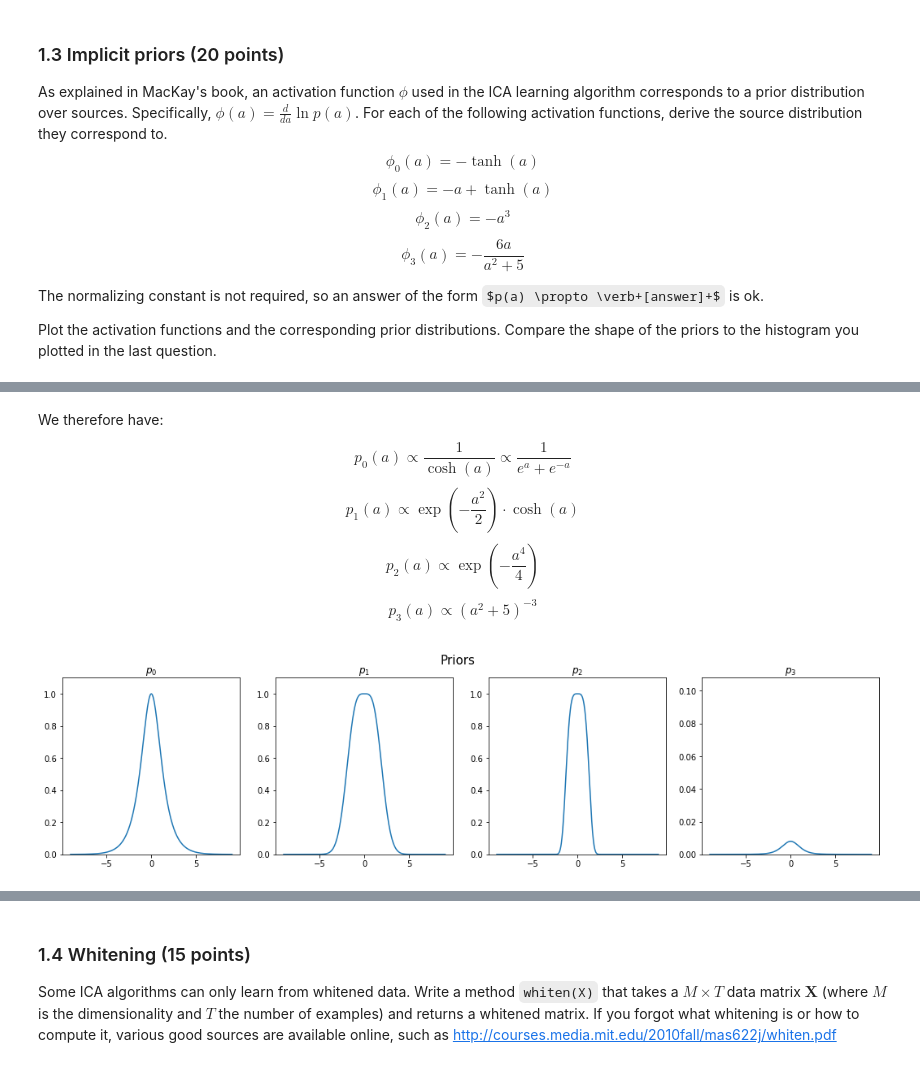
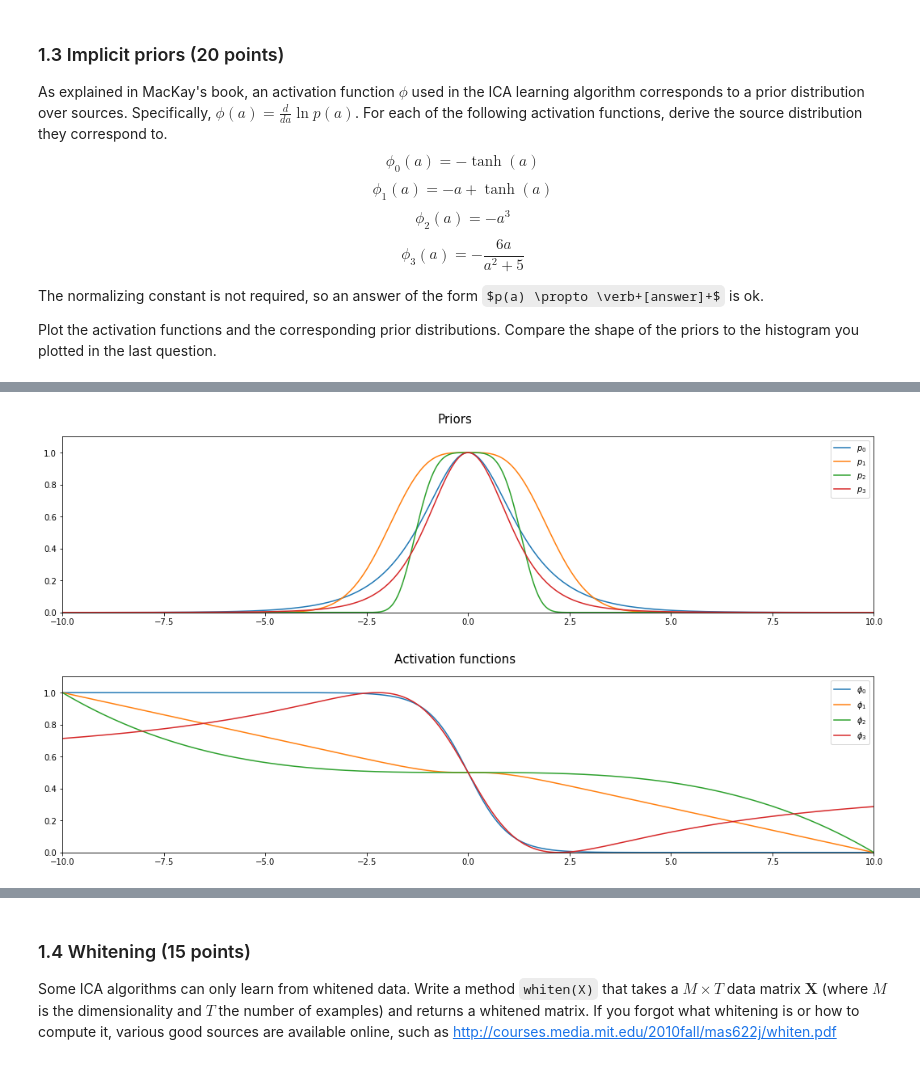
Before and after one commit to mirceamironenco/ML2_Labs, a Jupyter notebook: lab1/mircea.ipynb, the cells around one changed output, grey strips where cells are left out. Saved outputs shown, nothing was run; the diff lists cells and outputs as text; code cells hidden in the pictures; some formulas as TeX source.

Commit message:
Updated prior / activation plots

```diff
--- a/lab1/mircea.ipynb
+++ b/lab1/mircea.ipynb
@@ -208,38 +219,62 @@ $$p_3(a) \propto (a^{2} + 5)^{-3}$$
-# %% [markdown]
-We therefore have:
-
-$$p_0(a) \propto \dfrac{1}{\cosh(a)} \propto \dfrac{1}{e^{a} + e^{-a}}$$
-$$p_1(a) \propto \exp(-\dfrac{a^{2}}{2}) \cdot \cosh(a)$$
-$$p_2(a) \propto\exp(-\dfrac{a^{4}}{4})$$
-$$p_3(a) \propto (a^{2} + 5)^{-3}$$
 # %%
 ### 1.3 Implicit priors (continued)
 
 ### DEFINE PHIS ####
 def phi_0(a):
     return -np.tanh(a)
 
 def phi_1(a):
     return -a + np.tanh(a)
 
 def phi_2(a):
     return - a**3
 
 def phi_3(a):
     return - (6. * a) / (a**2 + 5.)
 
 #### DEFINE PRIORS ####
 def prior_0(a):
     return 1. / np.cosh(a)
 
 def prior_1(a):
     return np.exp(- a**2 * .5) * np.cosh(a)
 
 def prior_2(a):
     return np.exp(- a**4 * .25)
 
 def prior_3(a):
     return (a**2 + 5)**(-3)
 
+def plot_funcs(funcs, titles, title=None, num_vals=1200):
+    if funcs is None or titles is None:
+        raise TypeError('Cannot plot None')
+
+    if len(funcs) != len(titles):
+        raise ValueError('funcs and titles must correspond.')
+
+    # Values to plot
+    vals = np.linspace(-10,10,num_vals)
+    fig = figure(figsize=(18,4))
+
+    if title != None:
+        fig.suptitle(title, fontsize=15)
+
+    for i, (func, title) in enumerate(zip(funcs, titles)):
+        res = func(vals)
+        res = (res - np.min(res)) / (np.max(res) - np.min(res))
+#         ax = plt.subplot(1, len(titles), i + 1)
+#         plt.title(title)
+        plt.plot(vals, res)
+        plt.legend(titles)
+        plt.ylim(min(res), max(res) + 0.1)
+        plt.xlim(min(vals), max(vals))
+
 priors = [prior_0, prior_1, prior_2, prior_3]
 phis = [phi_0, phi_1, phi_2, phi_3]
+
+# Plot the normalized priors and activations
+plot_funcs(priors, ['$p_0$', '$p_1$', '$p_2$', '$p_3$'], title='Priors')
+plot_funcs(phis, ['$\phi_0$', '$\phi_1$', '$\phi_2$', '$\phi_3$'], title='Activation functions')
+# %% [output]
+[figure, added]
+[figure, added]
@@ -267,4 +280,0 @@ def plot_funcs(funcs, titles, title=None, num_vals=1200):
-# %%
-plot_funcs(priors, ['$p_0$', '$p_1$', '$p_2$', '$p_3$'], title='Priors')
-# %% [output]
-[figure, removed]
```
Also changed, not shown: parts of 5 cells of this notebook.
